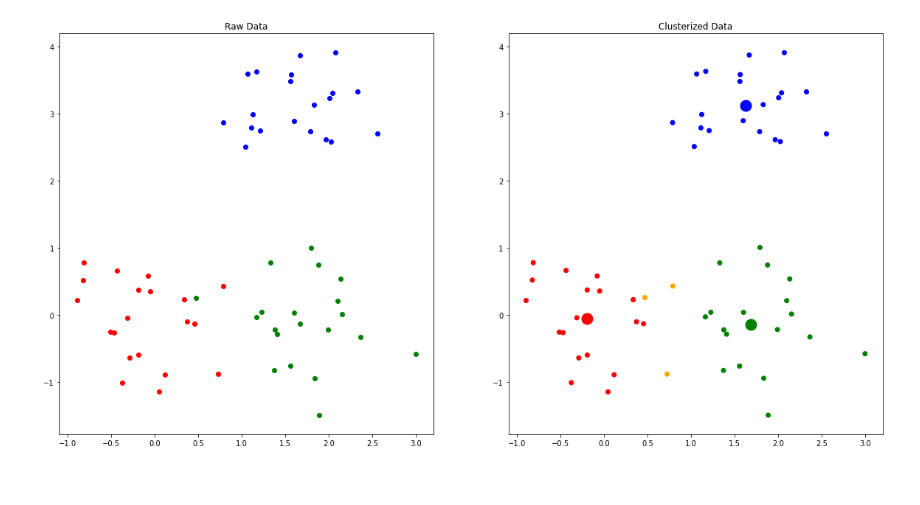
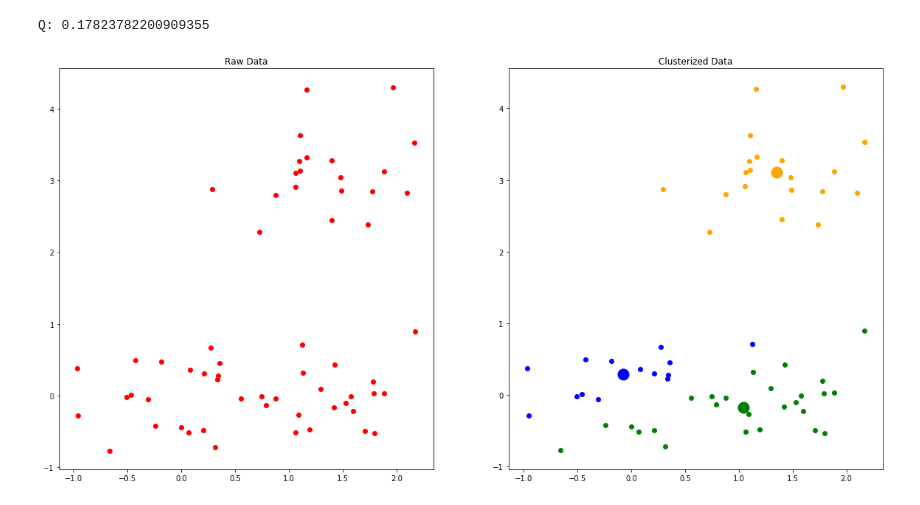
Before and after one commit to IHappyPlant/MLTheory, a Jupyter notebook: Clusterizing.ipynb, the cells around one changed output. Drawn from its saved outputs; the diff is of its cells as text; code cells hidden in the pictures.

```diff
--- a/Clusterizing.ipynb
+++ b/Clusterizing.ipynb
@@ -21,10 +41,9 @@ def distance_matrix(data):
 # %%
 def k_means(data, n_clusters):
-    # TODO: придумать лучшее начальное приближение центров
     as_dict = {i:data[i] for i in range(data.shape[0])}
 
     # initial
-    distances = dict(sorted(distance_matrix(as_dict).items(),
+    distances = dict(sorted(distance_matrix(as_dict, as_dict).items(),
                             key=lambda x: x[1], reverse=True))
     centers = {}
     cnt = 0
@@ -37,20 +56,15 @@ def k_means(data, n_clusters):
                     break
         if cnt == n_clusters:
             break
-    centers = dict(sorted(centers.items(), key=lambda x: x[0]))
 
     # iterations
-    centers = [value for value in centers.values()]
-    clusters = [[] for i in range(len(centers))]
-    while True:
-        clusters = [[] for i in range(len(centers))]
+    centers = np.array([value for value in centers.values()])
+    new_centers = centers + 1
+    while abs(np.sum(centers - new_centers)) > 0:
+        clusters = [np.empty((0,len(center))) for center in centers]
         for point in data:
             index = np.argmin(get_distances(point, centers))
-            clusters[index].append(point)
-        new_centers = []
-        for i in range(len(centers)):
-            new_centers.append(np.sum(np.array(clusters[i]), axis=0) / len(clusters[i]))
-        if abs(sum((sum(centers)))-sum(sum(new_centers))) <= 1e-3:
-            break
+            clusters[index] = np.vstack([clusters[index], point])
+        new_centers = np.array([get_center(cluster) for cluster in clusters])
         centers = new_centers[:]
-    return np.array([np.array(cluster) for cluster in clusters]) , centers
+    return clusters
@@ -76,26 +128,27 @@ def sup(data):
 # %%
-colors = ['red', 'green', 'blue']
+colors = ['orange', 'green', 'blue']
+fig, (ax1, ax2) = plt.subplots(nrows=1, ncols=2, figsize=(20, 10))
 cluster = generate_cluster(20)
-fig, (ax1, ax2) = plt.subplots(nrows=1, ncols=2, figsize=(20, 10))
-ax1.scatter(cluster[0], cluster[1], c=colors[0])
+ax1.scatter(cluster[0], cluster[1], c='red')
 
 cluster1 = generate_cluster(20, mu1=1.5, sigma1=0.5, mu2=0, sigma2=0.5)
-ax1.scatter(cluster1[0], cluster1[1], c=colors[1])
+ax1.scatter(cluster1[0], cluster1[1], c='red')
 
 cluster2 = generate_cluster(20, mu1=1.5, sigma1=0.5, mu2=3, sigma2=0.5)
-ax1.scatter(cluster2[0], cluster2[1], c=colors[2])
+ax1.scatter(cluster2[0], cluster2[1], c='red')
 ax1.set_title('Raw Data')
 
 data = np.concatenate((cluster.T, cluster1.T, cluster2.T))
 
 clusters = k_means(data, 3)
-new_colors = get_colors(clusters[0], [cluster.T, cluster1.T, cluster2.T], colors)
-for i in range(len(clusters[0])):
-    ax2.scatter(clusters[0][i].T[0], clusters[0][i].T[1], c=new_colors[i])
-
-for i in range(len(clusters[1])):
-    ax2.scatter(clusters[1][i][0], clusters[1][i][1], linewidths=10, c=colors[i])
+centers = [get_center(cluster) for cluster in clusters]
+alg_quality = quality(clusters)
+print(f"Q: {alg_quality}")
+for i in range(len(clusters)):
+    ax2.scatter(clusters[i].T[0], clusters[i].T[1], c=colors[i])
+    ax2.scatter(centers[i][0], centers[i][1], linewidths=10, c=colors[i])
 ax2.set_title('Clusterized Data')
 plt.show()
 # %% [output]
+Q: 0.17823782200909355
-[figure, old version]
+[figure, new version]
```
Also changed, not shown: parts of 10 cells of this notebook, 7 other files.
